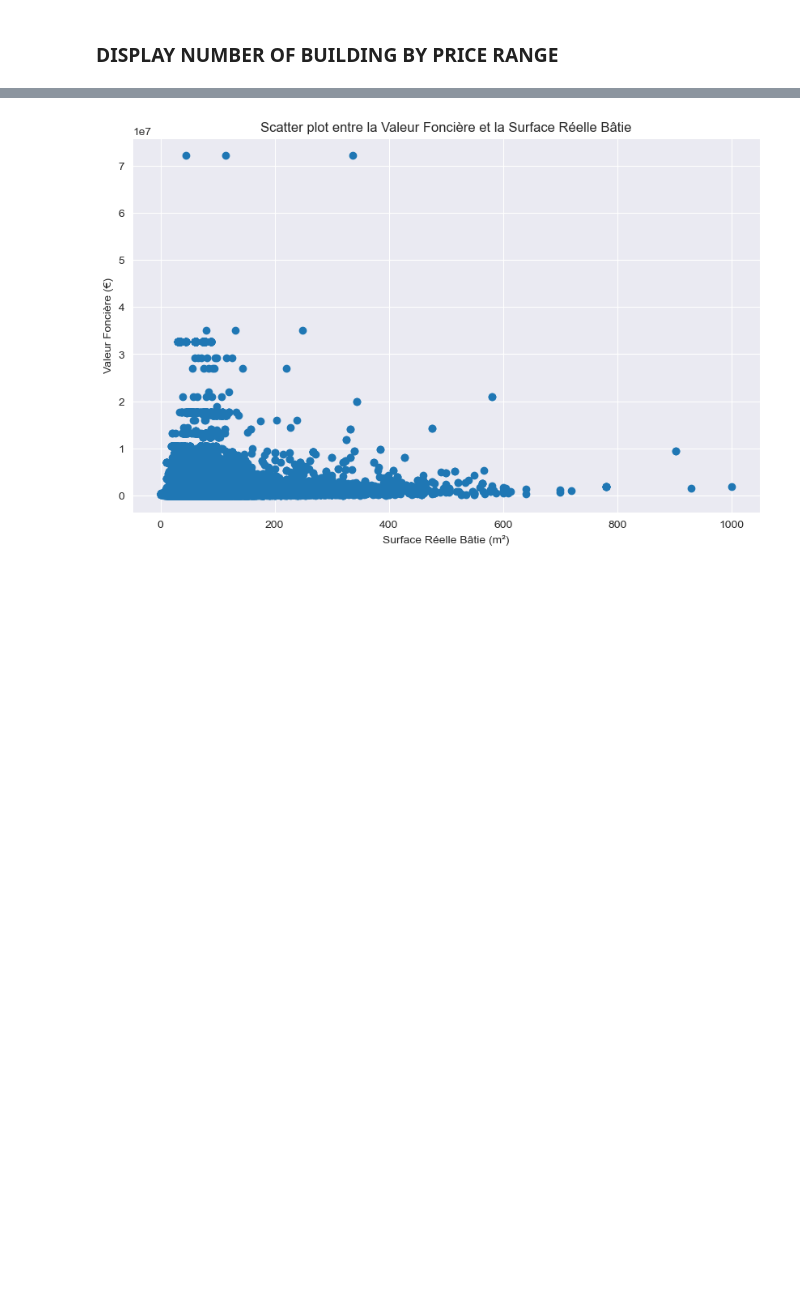
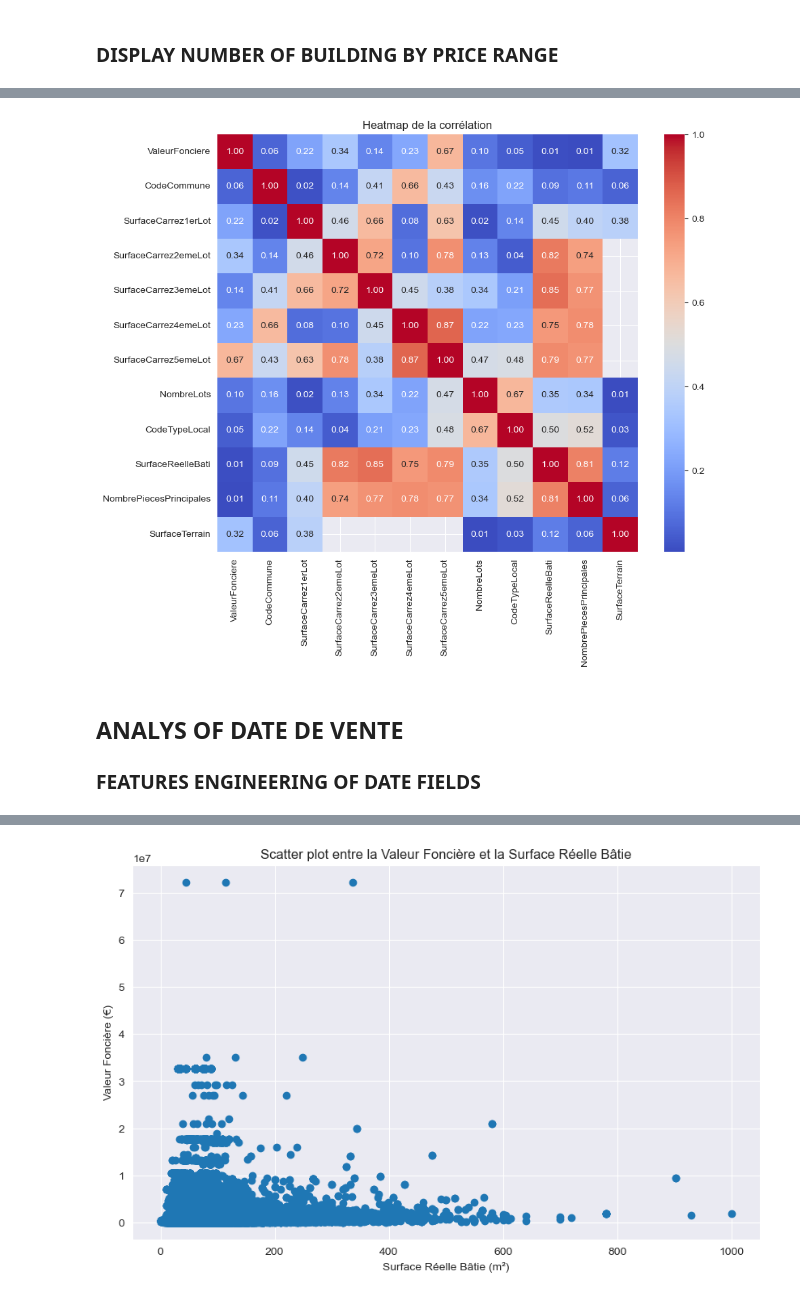
Before and after one commit to Jonathan2433/DOMO_DATA_PRICE_PREDICTION, a Jupyter notebook: NOTEBOOKS/00_FIRST_EXPLO.ipynb, the cells around one changed output, grey strips where cells are left out. Saved outputs shown, nothing was run; the diff lists cells and outputs as text; code cells hidden in the pictures; blank space fills up the shorter version.

```diff
--- a/NOTEBOOKS/00_FIRST_EXPLO.ipynb
+++ b/NOTEBOOKS/00_FIRST_EXPLO.ipynb
@@ -166,0 +164,25 @@ plt.show()
+# %%
+# Supprimer les colonnes non numériques
+cols_to_drop = ['NoDisp', 'DateMutation', 'NoPlan', 'CP', 'NoVoie', 'PremierLot', 'DeuxiemeLot', 'TroisiemeLot', 'QuatriemeLot', 'CinquiemeLot', 'BTQ', 'TypeVoie', 'CodeVoie', 'Voie', 'Commune', 'CodeDepartement', 'PrefixeSection', 'Section', 'NatureCulture', 'NatureCultureSpeciale']
+df_num = df.drop(columns=cols_to_drop)
+
+# Convertir toutes les colonnes en numérique, ignorer les erreurs ('coerce' crée NaN pour les non convertibles)
+df_num = df_num.apply(pd.to_numeric, errors='coerce')
+
+# Supprimer les colonnes avec toutes les valeurs NaN résultant de la conversion
+df_num = df_num.dropna(axis=1, how='all')
+
+# Calculer la matrice de corrélation sur les colonnes restantes
+corr_df_num = abs(df_num.corr())
+
+# Utiliser Seaborn pour créer une heatmap
+plt.figure(figsize=(10, 8))
+sns.heatmap(corr_df_num, annot=True, fmt='.2f', cmap='coolwarm')
+plt.title('Heatmap de la corrélation')
+plt.show()
+# %% [output]
+[figure, added]
+# %% [markdown]
+## ANALYS OF DATE DE VENTE
+
+### FEATURES ENGINEERING OF DATE FIELDS
```
Also changed, not shown: parts of 26 cells of this notebook.
